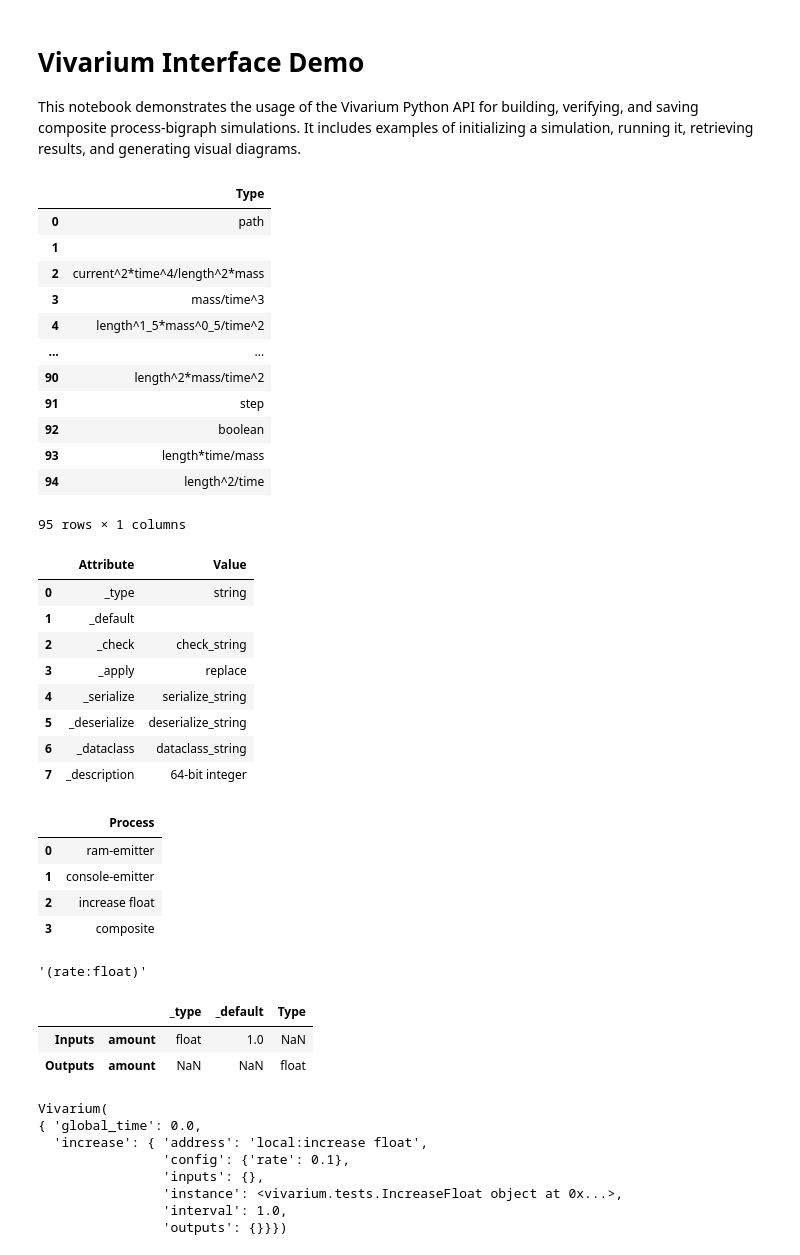
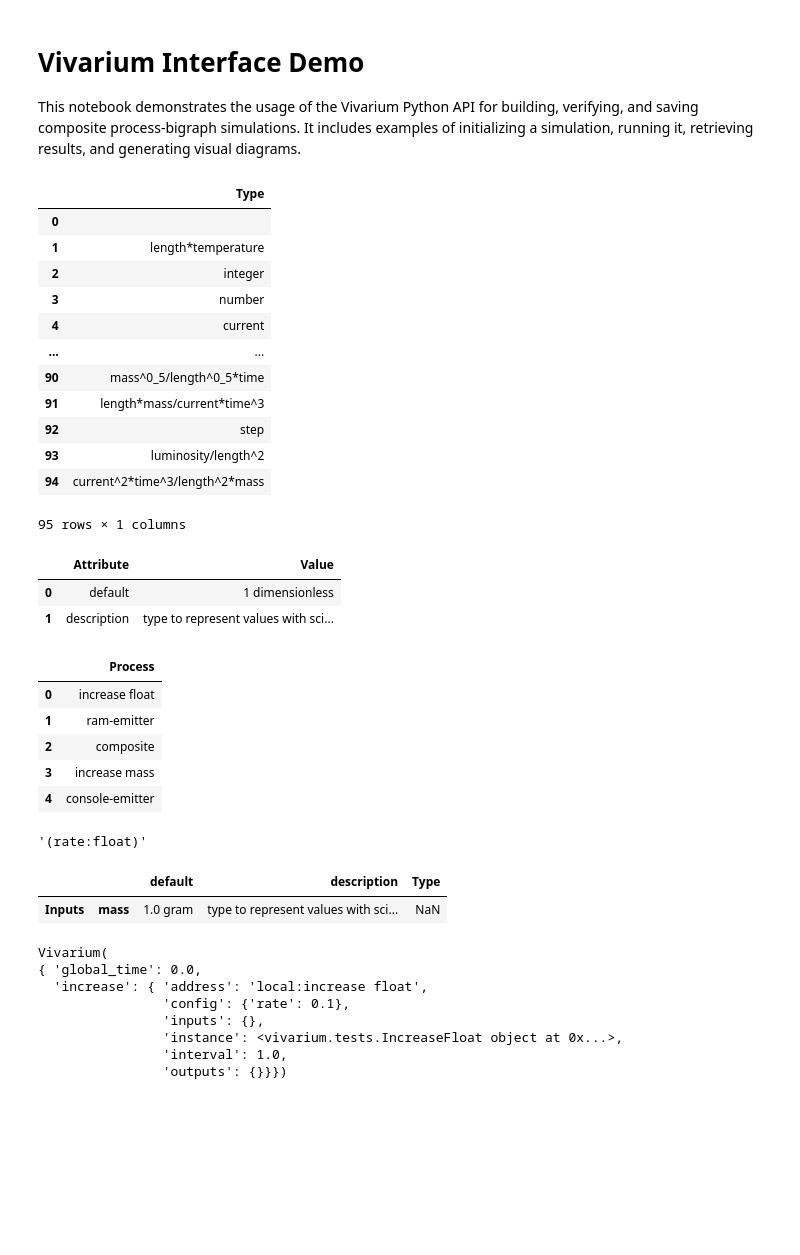
Before and after one commit to vivarium-collective/vivarium-interface, a Jupyter notebook: notebooks/demo.ipynb, the cells around one changed output. Cells and saved outputs as stored; diff of their text form; code cells hidden in the pictures; blank space fills up the shorter version.

Commit message:
work in progress for demonstrating units

```diff
--- a/notebooks/demo.ipynb
+++ b/notebooks/demo.ipynb
@@ -8,46 +8,43 @@ from vivarium import Vivarium
 from vivarium.tests import DEMO_PROCESSES  # toy processes
 # %%
 # initialize a Vivarium object
-v = Vivarium(processes=DEMO_PROCESSES)
+v = Vivarium(processes=DEMO_PROCESSES,
+             # require=['units', 'sbml', 'sedml=0.1.0']
+             )
 # %%
 # view the available types
 v.get_types()
 # %% [output]
 |  | Type |
-| 0 | path |
-| 1 |  |
-| 2 | current^2*time^4/length^2*mass |
-| 3 | mass/time^3 |
-| 4 | length^1_5*mass^0_5/time^2 |
+| 0 |  |
+| 1 | length*temperature |
+| 2 | integer |
+| 3 | number |
+| 4 | current |
 | ... | ... |
-| 90 | length^2*mass/time^2 |
-| 91 | step |
-| 92 | boolean |
-| 93 | length*time/mass |
-| 94 | length^2/time |
+| 90 | mass^0_5/length^0_5*time |
+| 91 | length*mass/current*time^3 |
+| 92 | step |
+| 93 | luminosity/length^2 |
+| 94 | current^2*time^3/length^2*mass |
 95 rows × 1 columns
 # %%
 # view the type schema for 'string'
-v.get_type('string')
+v.get_type('length')
 # %% [output]
 |  | Attribute | Value |
-| 0 | _type | string |
-| 1 | _default |  |
-| 2 | _check | check_string |
-| 3 | _apply | replace |
-| 4 | _serialize | serialize_string |
-| 5 | _deserialize | deserialize_string |
-| 6 | _dataclass | dataclass_string |
-| 7 | _description | 64-bit integer |
+| 0 | default | 1 dimensionless |
+| 1 | description | type to represent values with sci... |
 # %%
 # view the available processes
 v.get_processes()
 # %% [output]
 |  | Process |
-| 0 | ram-emitter |
-| 1 | console-emitter |
-| 2 | increase float |
-| 3 | composite |
+| 0 | increase float |
+| 1 | ram-emitter |
+| 2 | composite |
+| 3 | increase mass |
+| 4 | console-emitter |
 # %%
 # inspect the config schema for the 'increase' process
 v.process_schema('increase float')
@@ -56,10 +59,10 @@ v.process_schema('increase float')
 # %%
 # inspect the process interface (inputs/outputs) for the 'increase' process
-v.process_interface('increase float')
+# TODO -- fix this output. interface might need a config
+v.process_interface('increase mass')
 # %% [output]
-|  |  | _type | _default | Type |
-| Inputs | amount | float | 1.0 | NaN |
-| Outputs | amount | NaN | NaN | float |
+|  |  | default | description | Type |
+| Inputs | mass | 1.0 gram | type to represent values with sci... | NaN |
 # %%
 # add an increase process called 'increase process'
 v.add_process(name='increase',
```
Also changed, not shown: parts of 9 cells of this notebook, 2 other files.
